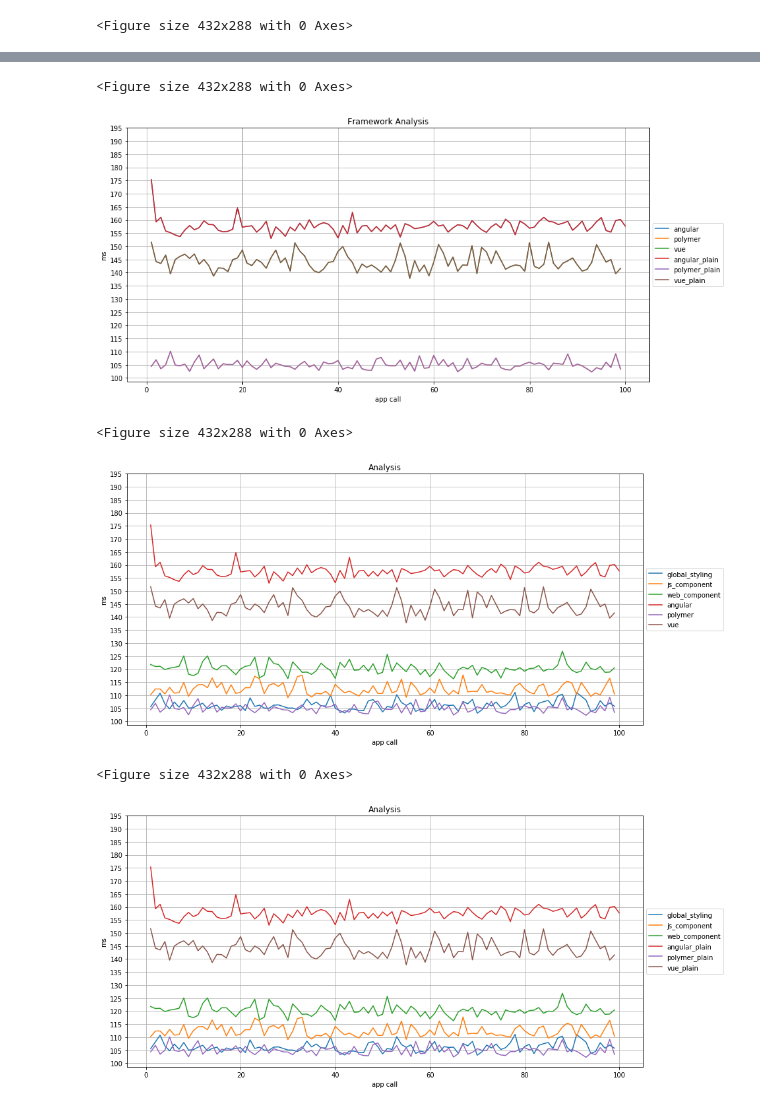
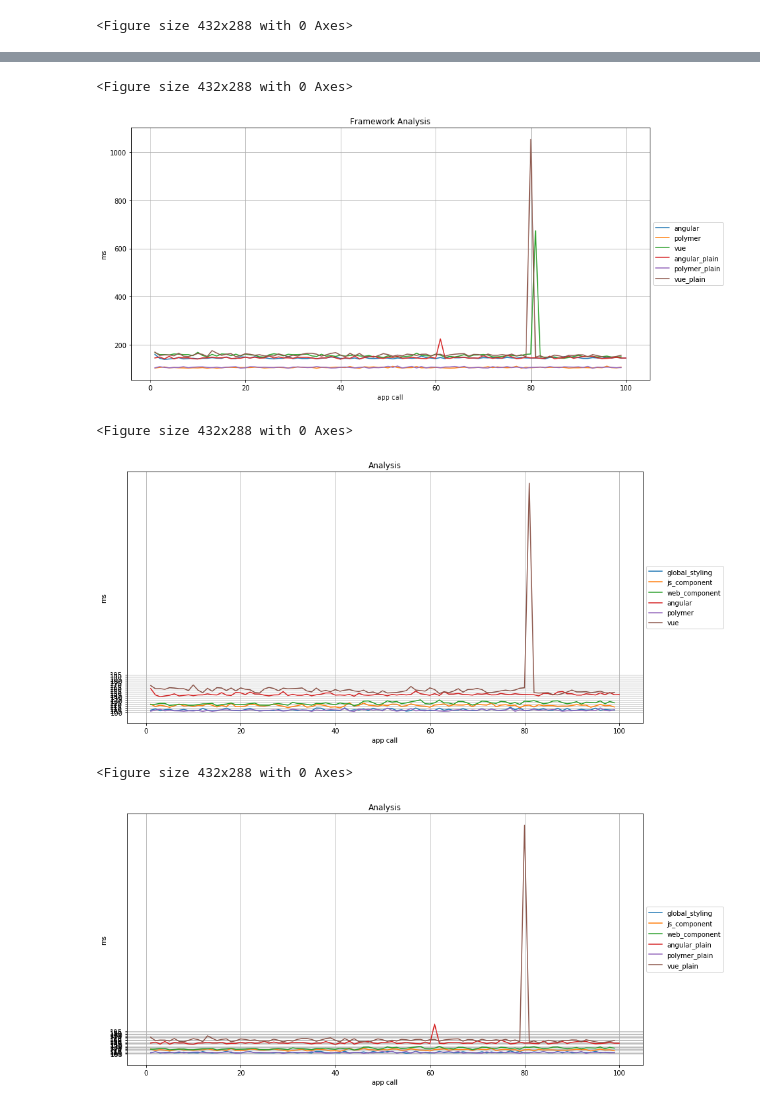
Before and after one commit to na018/web-components_research, a Jupyter notebook: 03_Performance-Test/Analysis.ipynb, the cells around one changed output, grey strips where cells are left out. Drawn from its saved outputs; the diff is of its cells as text; code cells hidden in the pictures.

Commit message:
updated performance tests

```diff
--- a/03_Performance-Test/Analysis.ipynb
+++ b/03_Performance-Test/Analysis.ipynb
@@ -23,9 +23,9 @@ web_component_dataframe = pd.read_json("performance_test_result/00_progress-bar/
 angular_dataframe = pd.read_json("performance_test_result/00_progress-bar/03-angular/BodyRendering.json")
 polymer_dataframe = pd.read_json("performance_test_result/00_progress-bar/04-polymer/BodyRendering.json")
 vue_dataframe = pd.read_json("performance_test_result/00_progress-bar/05-vue/BodyRendering.json")
-angular_plain_dataframe = pd.read_json("performance_test_result/00_progress-bar/03-angular/BodyRendering.json")
-polymer_plain_dataframe = pd.read_json("performance_test_result/00_progress-bar/04-polymer/BodyRendering.json")
-vue_plain_dataframe = pd.read_json("performance_test_result/00_progress-bar/05-vue/BodyRendering.json")
+angular_plain_dataframe = pd.read_json("performance_test_result/00_progress-bar/03-angular/plain/BodyRendering.json")
+polymer_plain_dataframe = pd.read_json("performance_test_result/00_progress-bar/04-polymer/plain/BodyRendering.json")
+vue_plain_dataframe = pd.read_json("performance_test_result/00_progress-bar/05-vue/plain/BodyRendering.json")
 
 frames = [global_styling_dataframe,
           js_component_dataframe,
@@ -82,7 +82,7 @@ plt.xlabel("app call")
 plt.show()
 
 f = plt.figure()
-performance_dataframe_frameworks_only.plot(kind='line',figsize=(14,7), title="Framework Analysis", grid=True, yticks=range(100,200,5),stacked = False)
+performance_dataframe_frameworks_only.plot(kind='line',figsize=(14,7), title="Framework Analysis", grid=True,stacked = False)
 plt.legend(loc='center left', bbox_to_anchor=(1, 0.5))
 plt.ylabel("ms")
 plt.xlabel("app call")
@@ -107,6 +107,6 @@ plt.show()
 <Figure size 432x288 with 0 Axes>
-[figure, old version]
+[figure, new version]
 <Figure size 432x288 with 0 Axes>
-[figure, old version]
+[figure, new version]
 <Figure size 432x288 with 0 Axes>
-[figure, old version]
+[figure, new version]
```
Also changed, not shown: parts of 2 cells of this notebook, 7 other files.
